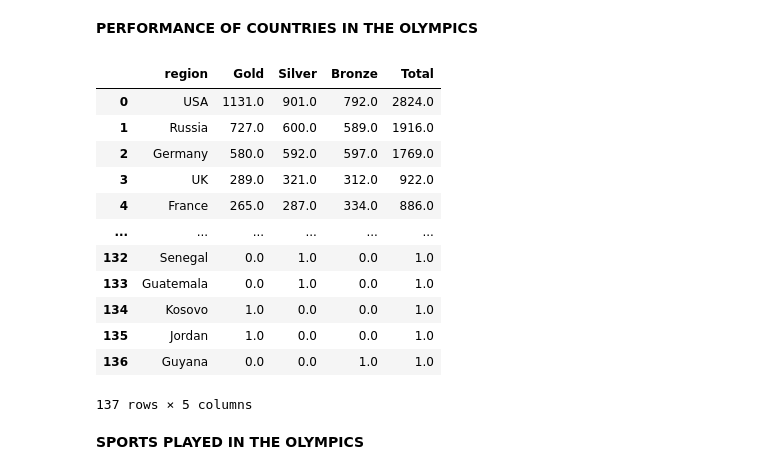
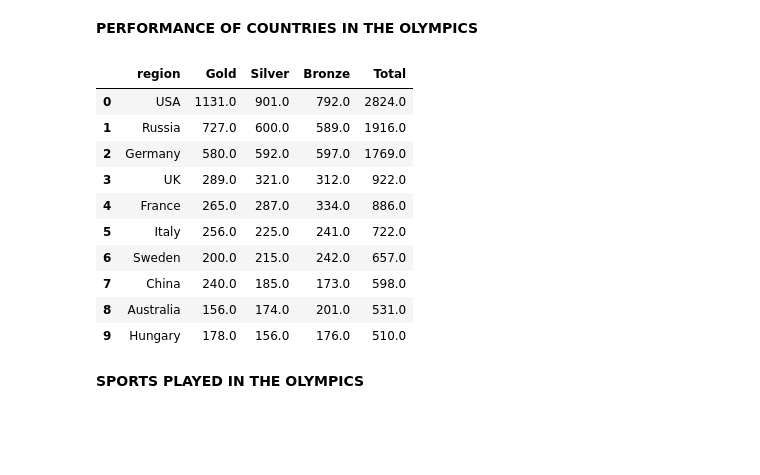
Before and after one commit to MaliheDahmardeh/Olympic-History, a Jupyter notebook: Olympic_History.ipynb, the cells around one changed output. Drawn from its saved outputs; the diff is of its cells as text; code cells hidden in the pictures; blank space fills up the shorter version.

```diff
--- a/Olympic_History.ipynb
+++ b/Olympic_History.ipynb
@@ -352,23 +308,21 @@ df_medal_duplicated.drop(columns=['index'], inplace=True)
 # %%
 #number of different medals from 1896 to 2016 for each region,by using (df_medal_duplicated) for counting medal for different country consider one medal for each team sport,
 number_of_different_medals=df_medal_duplicated.groupby('region').sum()[['Gold','Silver','Bronze']].reset_index()
 number_of_different_medals['Total']=number_of_different_medals['Gold'] + number_of_different_medals['Silver'] + number_of_different_medals['Bronze']
 country_medals=number_of_different_medals.sort_values('Total',ascending=False).reset_index()
 country_medals.drop(columns=['index'], inplace=True)
-country_medals
+country_medals.head(10)
 # %% [output]
 |  | region | Gold | Silver | Bronze | Total |
 | 0 | USA | 1131.0 | 901.0 | 792.0 | 2824.0 |
 | 1 | Russia | 727.0 | 600.0 | 589.0 | 1916.0 |
 | 2 | Germany | 580.0 | 592.0 | 597.0 | 1769.0 |
 | 3 | UK | 289.0 | 321.0 | 312.0 | 922.0 |
 | 4 | France | 265.0 | 287.0 | 334.0 | 886.0 |
-| ... | ... | ... | ... | ... | ... |
-| 132 | Senegal | 0.0 | 1.0 | 0.0 | 1.0 |
-| 133 | Guatemala | 0.0 | 1.0 | 0.0 | 1.0 |
-| 134 | Kosovo | 1.0 | 0.0 | 0.0 | 1.0 |
-| 135 | Jordan | 1.0 | 0.0 | 0.0 | 1.0 |
-| 136 | Guyana | 0.0 | 0.0 | 1.0 | 1.0 |
+| 5 | Italy | 256.0 | 225.0 | 241.0 | 722.0 |
+| 6 | Sweden | 200.0 | 215.0 | 242.0 | 657.0 |
+| 7 | China | 240.0 | 185.0 | 173.0 | 598.0 |
+| 8 | Australia | 156.0 | 174.0 | 201.0 | 531.0 |
+| 9 | Hungary | 178.0 | 156.0 | 176.0 | 510.0 |
-137 rows × 5 columns
 # %% [markdown]
 **SPORTS PLAYED IN THE OLYMPICS**
```
Also changed, not shown: parts of 29 cells of this notebook.
